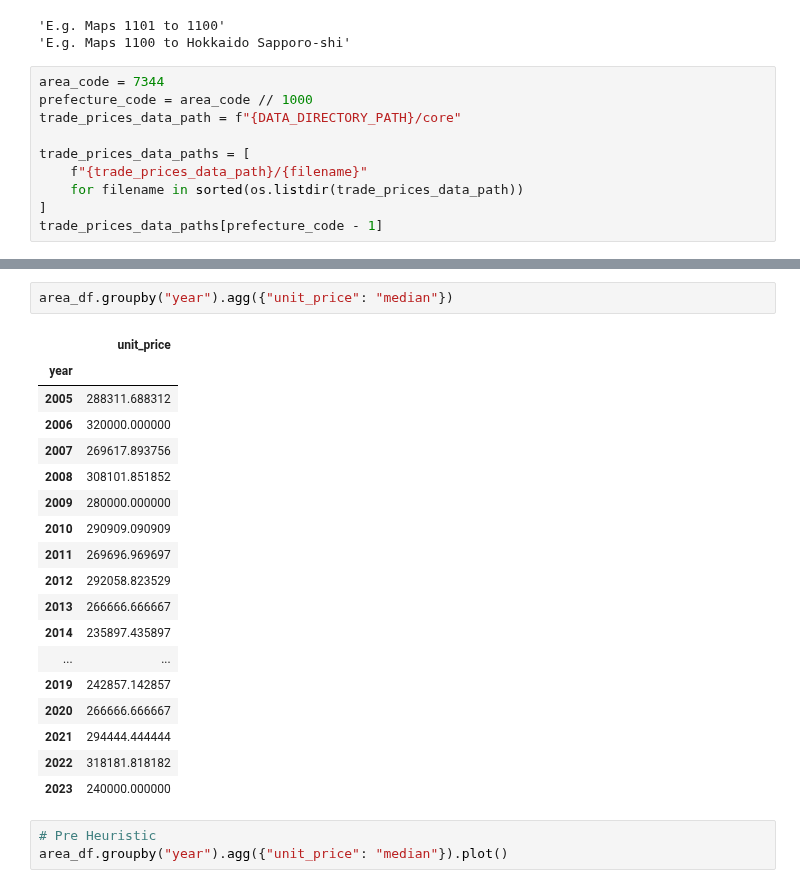
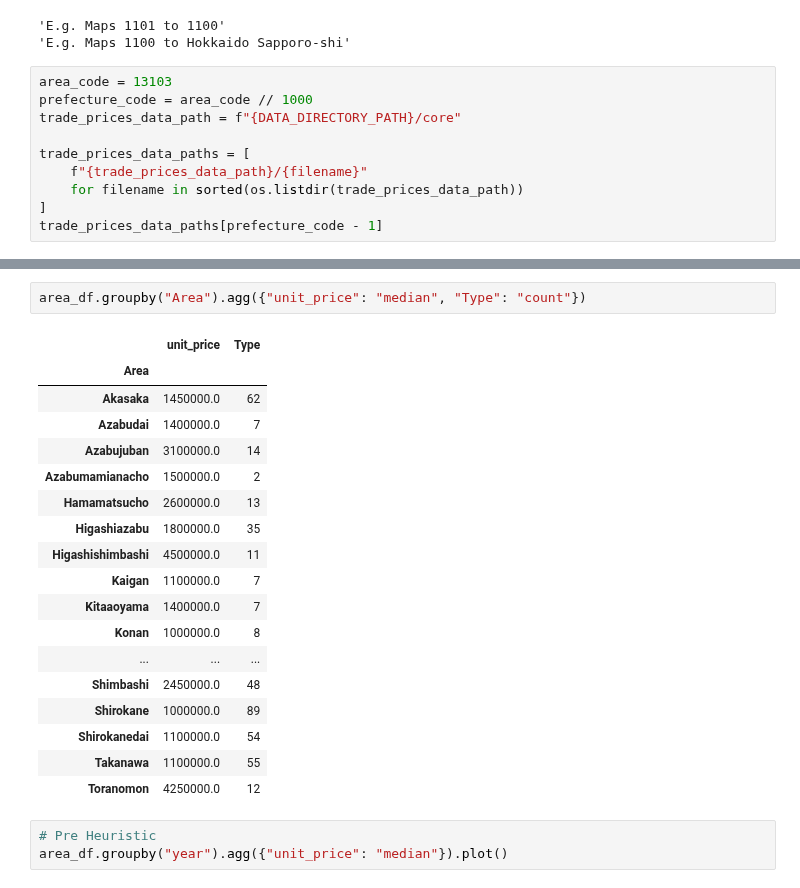
Before and after one commit to diabhaque/Yogen, a Jupyter notebook: notebooks/0_dataset_exploration/core.ipynb, the cells around one changed output, grey strips where cells are left out. Cells and saved outputs as stored; diff of their text form.

```diff
--- a/notebooks/0_dataset_exploration/core.ipynb
+++ b/notebooks/0_dataset_exploration/core.ipynb
@@ -46,7 +46,7 @@ def get_area_from_area_code(area_code):
 'E.g. Maps 1101 to 1100'
 'E.g. Maps 1100 to Hokkaido Sapporo-shi'
 # %%
-area_code = 7344
+area_code = 13103
 prefecture_code = area_code // 1000
 trade_prices_data_path = f"{DATA_DIRECTORY_PATH}/core"
 
@@ -113,24 +110,24 @@ area_df[area_df["year"].isin(list(range(2008, 2013)))].sort_values(by=["year", "
 # %%
-area_df.groupby("year").agg({"unit_price": "median"})
+area_df.groupby("Area").agg({"unit_price": "median", "Type": "count"})
 # %% [output]
-|  | unit_price |
-| year |  |
-| 2005 | 288311.688312 |
-| 2006 | 320000.000000 |
-| 2007 | 269617.893756 |
-| 2008 | 308101.851852 |
-| 2009 | 280000.000000 |
-| 2010 | 290909.090909 |
-| 2011 | 269696.969697 |
-| 2012 | 292058.823529 |
-| 2013 | 266666.666667 |
-| 2014 | 235897.435897 |
-| ... | ... |
-| 2019 | 242857.142857 |
-| 2020 | 266666.666667 |
-| 2021 | 294444.444444 |
-| 2022 | 318181.818182 |
-| 2023 | 240000.000000 |
+|  | unit_price | Type |
+| Area |  |  |
+| Akasaka | 1450000.0 | 62 |
+| Azabudai | 1400000.0 | 7 |
+| Azabujuban | 3100000.0 | 14 |
+| Azabumamianacho | 1500000.0 | 2 |
+| Hamamatsucho | 2600000.0 | 13 |
+| Higashiazabu | 1800000.0 | 35 |
+| Higashishimbashi | 4500000.0 | 11 |
+| Kaigan | 1100000.0 | 7 |
+| Kitaaoyama | 1400000.0 | 7 |
+| Konan | 1000000.0 | 8 |
+| ... | ... | ... |
+| Shimbashi | 2450000.0 | 48 |
+| Shirokane | 1000000.0 | 89 |
+| Shirokanedai | 1100000.0 | 54 |
+| Takanawa | 1100000.0 | 55 |
+| Toranomon | 4250000.0 | 12 |
 # %%
 # Pre Heuristic
 area_df.groupby("year").agg({"unit_price": "median"}).plot()
```
Also changed, not shown: parts of 4 cells of this notebook, 12 other files.
